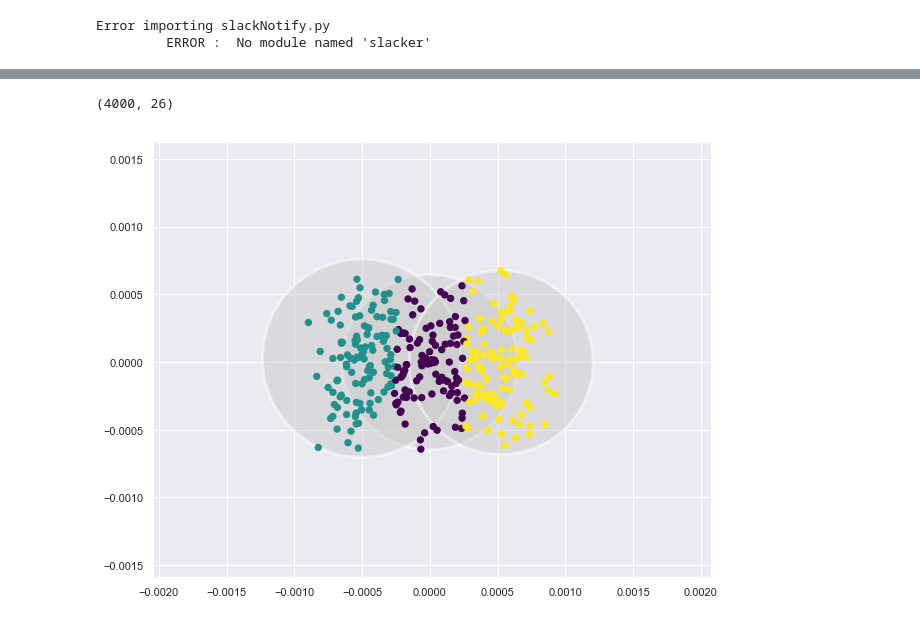
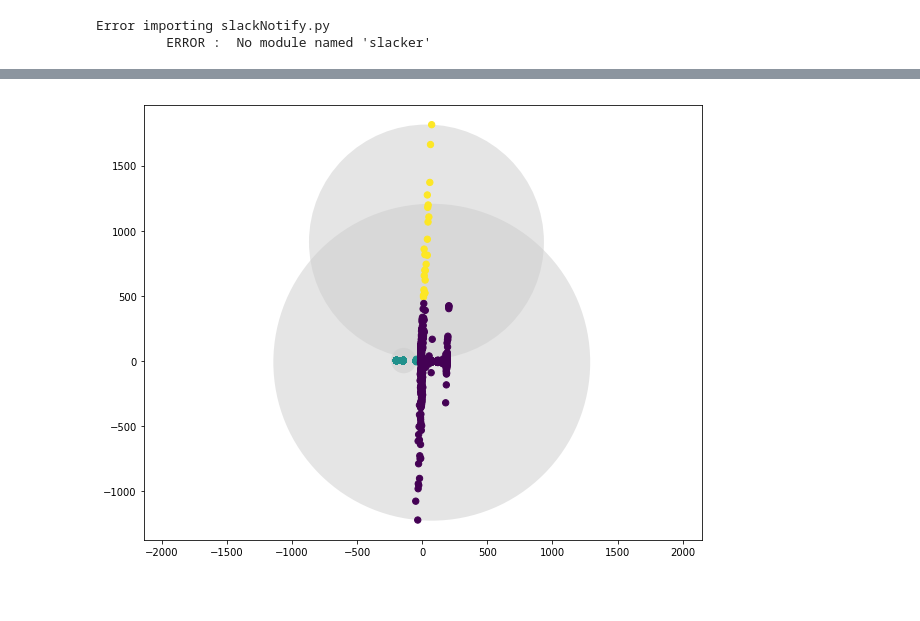
Before and after one commit to brmullen/SIP2019, a Jupyter notebook: JimmySIP/Random Stuff.ipynb, the cells around one changed output, grey strips where cells are left out. Cells and saved outputs as stored; diff of their text form; code cells hidden in the pictures; blank space fills up the shorter version.

```diff
--- a/JimmySIP/Random Stuff.ipynb
+++ b/JimmySIP/Random Stuff.ipynb
@@ -4,10 +4,13 @@ from sklearn.datasets.samples_generator import make_blobs
 from sklearn.mixture import GaussianMixture
 from sklearn.cluster import KMeans
 from sklearn.decomposition import PCA
+from sklearn.manifold import TSNE
+from sklearn.manifold import Isomap
 from sklearn import datasets
 from sklearn.model_selection import StratifiedKFold
 from sklearn.feature_extraction.text import TfidfVectorizer
-from django import *
+import statsmodels.api as sm
+from scipy import stats
 from matplotlib import pyplot as plt
 import matplotlib as mpl
 from hdf5manager import hdf5manager as h5
@@ -31,10 +34,10 @@ from waveletAnalysis import waveletAnalysis as wave
 import cv2
 import os
 import seaborn as sns
-sns.set()
+from time import time
 # %% [output]
 Error importing slackNotify.py
          ERROR :  No module named 'slacker'
 # %%
-X, y = make_blobs(n_samples=300, centers=4, cluster_std=0.60, random_state=0)
-plt.scatter(X[:,0], X[:,1])
+# X, y = make_blobs(n_samples=300, centers=4, cluster_std=0.60, random_state=0)
+# plt.scatter(X[:,0], X[:,1])
@@ -63,7 +57,7 @@ plt.xlabel('n_components');
 # %%
-gmm = GaussianMixture(n_components=4)
-gmm.fit(X)
+# gmm = GaussianMixture(n_components=4)
+# gmm.fit(X)
 # %%
-labels = gmm.predict(X)
-plt.scatter(X[:, 0], X[:, 1], c=labels, cmap='viridis');
+# labels = gmm.predict(X)
+# plt.scatter(X[:, 0], X[:, 1], c=labels, cmap='viridis');
 # %%
@@ -165,39 +159,43 @@ file = 'test_angs_mags_metrics.csv'
 
 tsv_output_file = path + file
 data = pd.DataFrame.from_csv(tsv_output_file)
+
+data = data.astype('float64')
+a = np.zeros(len(data))
+a[1445:2388]=1
+data['classification'] = a
 
 '''
 In PCA you are maximizing the length of the vector to each of the points from the center point
 of the data (mean value of each of the two variables you are dealing with), at the same time,
 MINIMIZING the distance from each point to the line that you drew.
 
 Maximizing variance & Orthogonalization
 '''
 
 sklearn_pca = PCA(n_components = 26)
 Y_sklearn = sklearn_pca.fit_transform(data)
-print(Y_sklearn.shape)
 kmeans = KMeans(n_clusters=3, max_iter=600, algorithm = 'auto')
 fitted = kmeans.fit(data)
 prediction = kmeans.predict(data)
 
 plt.figure(figsize = (10,8))
 def plot_kmeans(kmeans, X, n_clusters=2, rseed=0, ax=None):
     labels = kmeans.fit_predict(X)
 
     # plot the input data
     ax = ax or plt.gca()
     ax.axis('equal')
     ax.scatter(X[:, 0], X[:, 1], c=labels, s=40, cmap='viridis', zorder=2)
 
     # plot the representation of the KMeans model
     centers = kmeans.cluster_centers_
     radii = [cdist(X[labels == i], [center]).max()
              for i, center in enumerate(centers)]
     for c, r in zip(centers, radii):
         ax.add_patch(plt.Circle(c, r, fc='#CCCCCC', lw=3, alpha=0.5, zorder=1))
+    return labels
 
-plot_kmeans(kmeans, Y_sklearn[:,18:20])
+indices = plot_kmeans(kmeans, Y_sklearn[:,4:6])
 # %% [output]
-(4000, 26)
-[figure, old version]
+[figure, new version]
```
Also changed, not shown: parts of 26 cells of this notebook, 18 other files.
